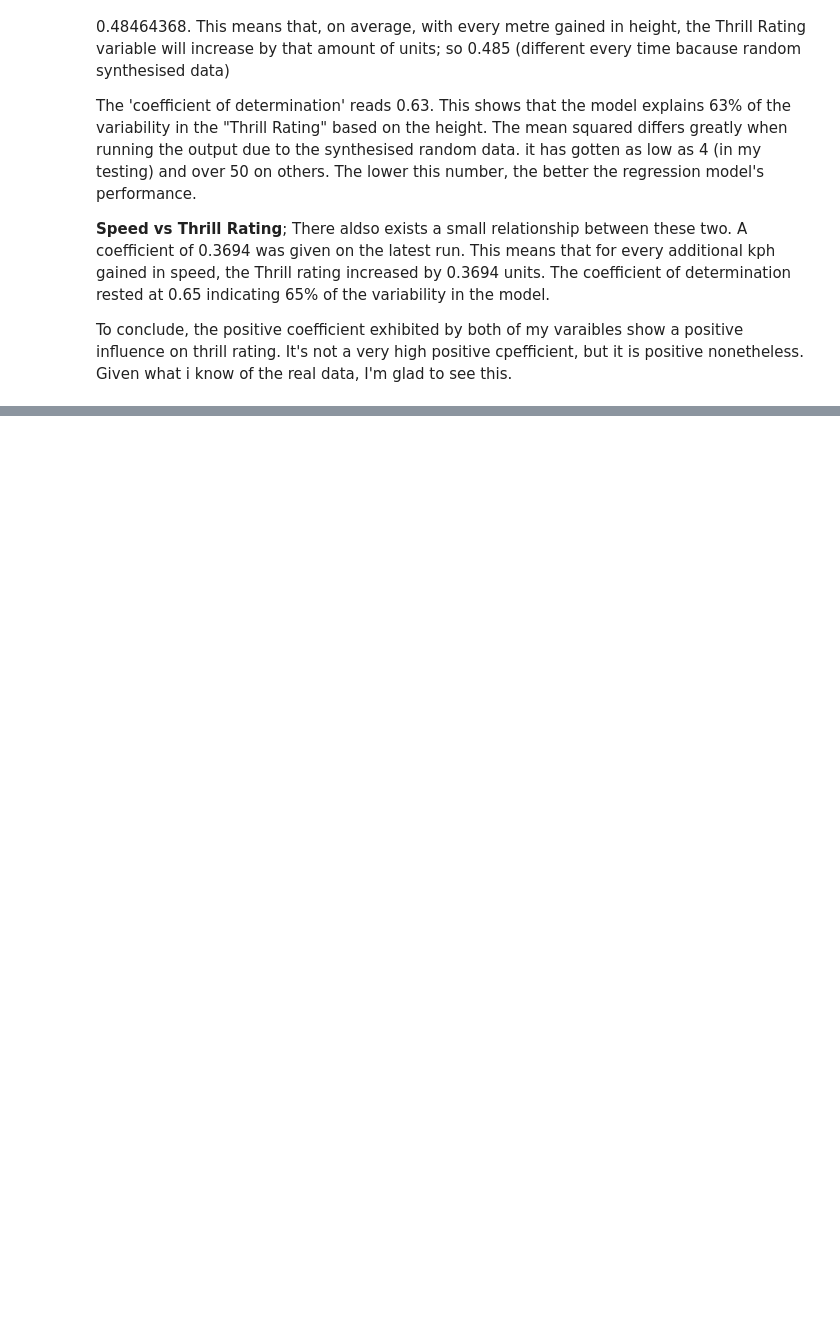
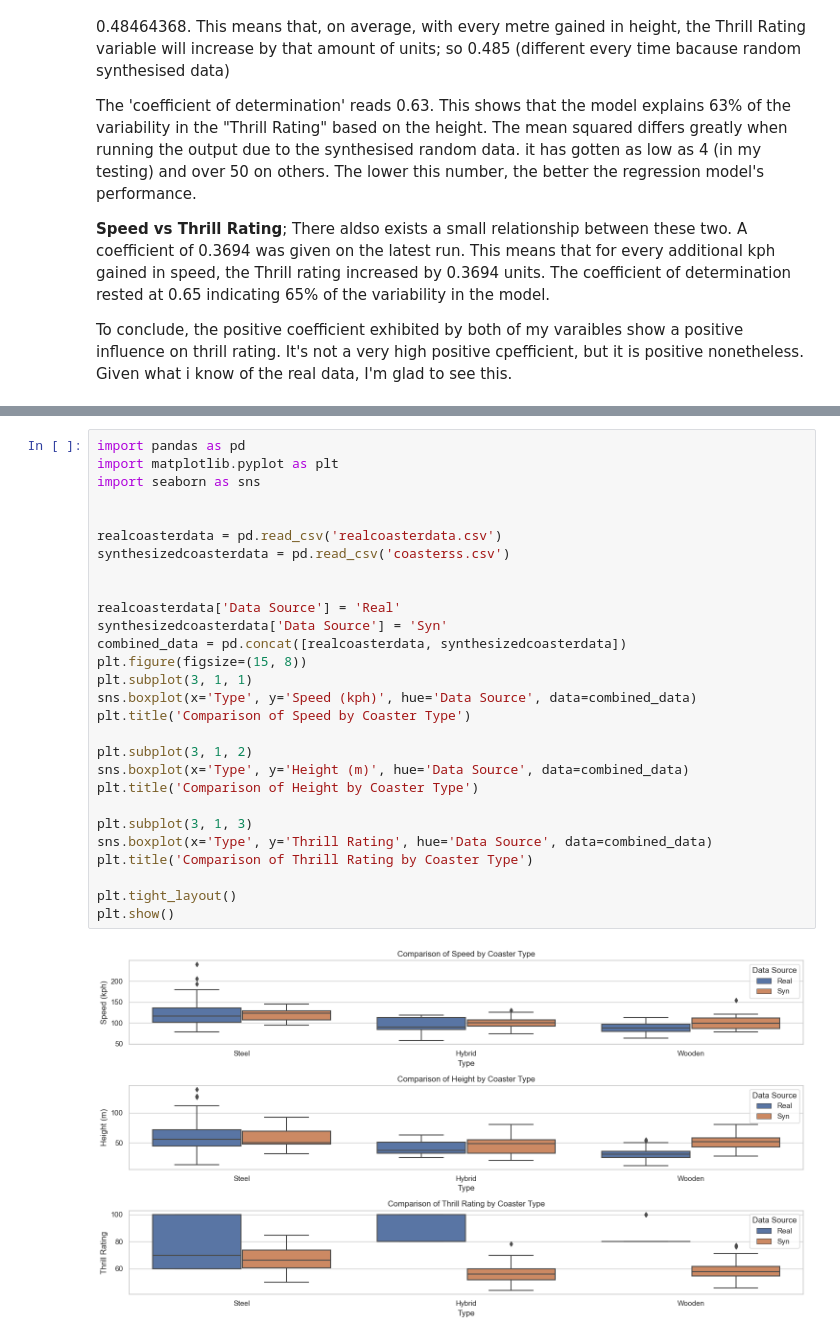
Before and after one commit to Gerbs2193/Programming-for-Data-Analytics, a Jupyter notebook: project.ipynb/project.ipynb, the cells around one changed output, grey strips where cells are left out. Cells and saved outputs as stored; diff of their text form; blank space fills up the shorter version.

Commit message:
real vs syn data compared

```diff
--- a/project.ipynb/project.ipynb
+++ b/project.ipynb/project.ipynb
@@ -458,0 +485,30 @@ To conclude, the positive coefficient exhibited by both of my varaibles show a p
+# %%
+import pandas as pd
+import matplotlib.pyplot as plt
+import seaborn as sns
+
+
+realcoasterdata = pd.read_csv('realcoasterdata.csv')
+synthesizedcoasterdata = pd.read_csv('coasterss.csv')
+
+
+realcoasterdata['Data Source'] = 'Real'
+synthesizedcoasterdata['Data Source'] = 'Syn'
+combined_data = pd.concat([realcoasterdata, synthesizedcoasterdata])
+plt.figure(figsize=(15, 8))
+plt.subplot(3, 1, 1)
+sns.boxplot(x='Type', y='Speed (kph)', hue='Data Source', data=combined_data)
+plt.title('Comparison of Speed by Coaster Type')
+
+plt.subplot(3, 1, 2)
+sns.boxplot(x='Type', y='Height (m)', hue='Data Source', data=combined_data)
+plt.title('Comparison of Height by Coaster Type')
+
+plt.subplot(3, 1, 3)
+sns.boxplot(x='Type', y='Thrill Rating', hue='Data Source', data=combined_data)
+plt.title('Comparison of Thrill Rating by Coaster Type')
+
+plt.tight_layout()
+plt.show()
+# %% [output]
+[figure, added]
```
Also changed, not shown: parts of 19 cells of this notebook, 3 other files.
